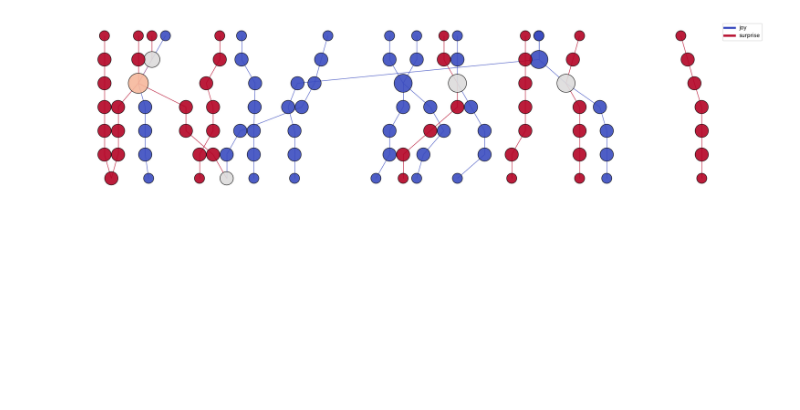
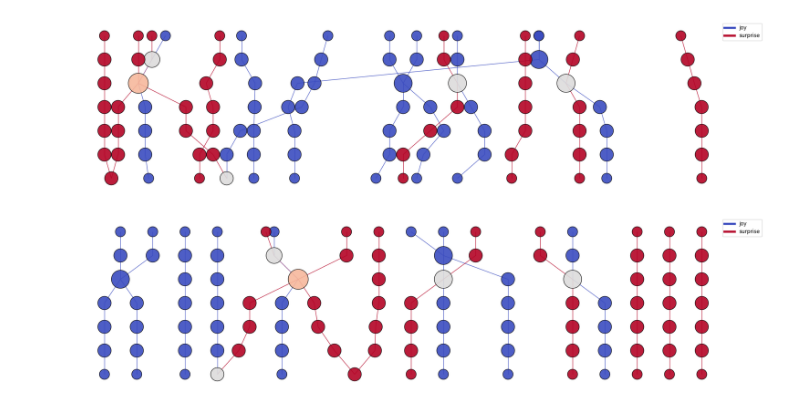
Before and after one commit to explic-ai/LLM-MRI, a Jupyter notebook: examples/Emotions.ipynb, the cells around one changed output. Cells and saved outputs as stored; diff of their text form; code cells hidden in the pictures; blank space fills up the shorter version.

```diff
--- a/examples/Emotions.ipynb
+++ b/examples/Emotions.ipynb
@@ -154,3 +158,11 @@ plt.box(False)
 plt.show()
 # %% [output]
 [figure]
+# %%
+g_joy_anger = llm_mri.get_composed_graph("joy", "surprise")
+g_joy_anger_img = llm_mri.get_graph_image(g_joy_anger, fix_node_positions=False)
+
+plt.box(False)
+plt.show()
+# %% [output]
+[figure, added]
```
Also changed, not shown: parts of 5 cells of this notebook, 1 other file.
